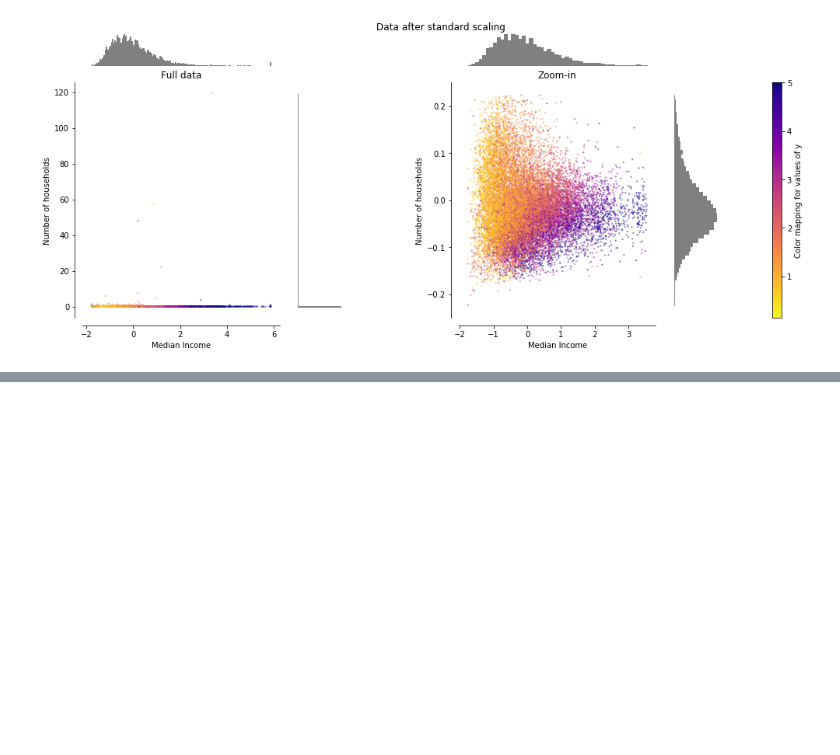
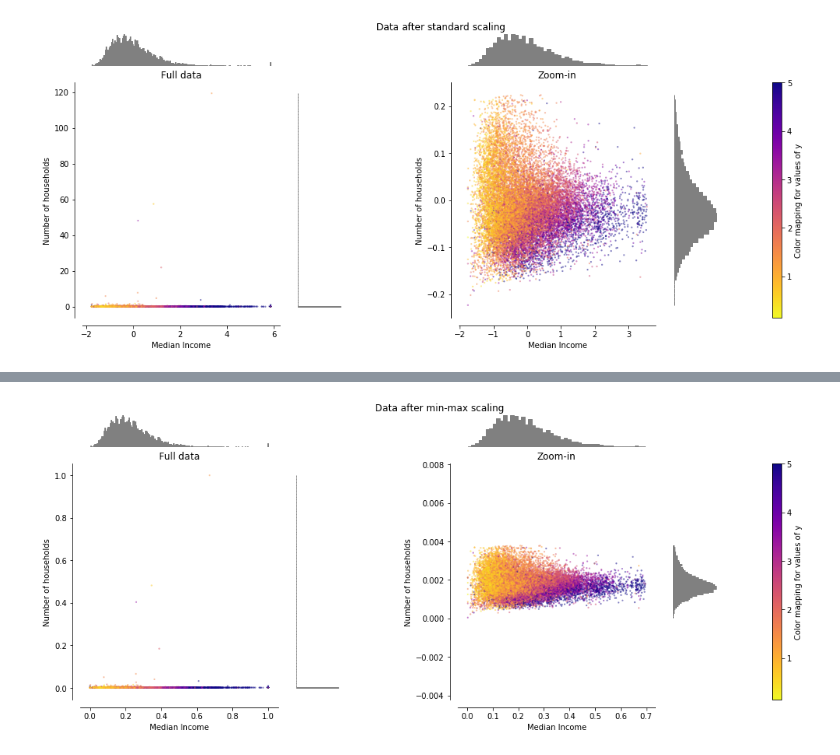
Before and after one commit to d-smith/ml-speciality-notes, a Jupyter notebook: 02-elements-of-data-science/scaling.ipynb, the cells around one changed output, grey strips where cells are left out. Cells and saved outputs as stored; diff of their text form; code cells hidden in the pictures; blank space fills up the shorter version.

```diff
--- a/02-elements-of-data-science/scaling.ipynb
+++ b/02-elements-of-data-science/scaling.ipynb
@@ -184,0 +190,4 @@ make_plot(1)
+# %%
+make_plot(2)
+# %% [output]
+[figure, added]
```
Also changed, not shown: parts of 4 cells of this notebook.
